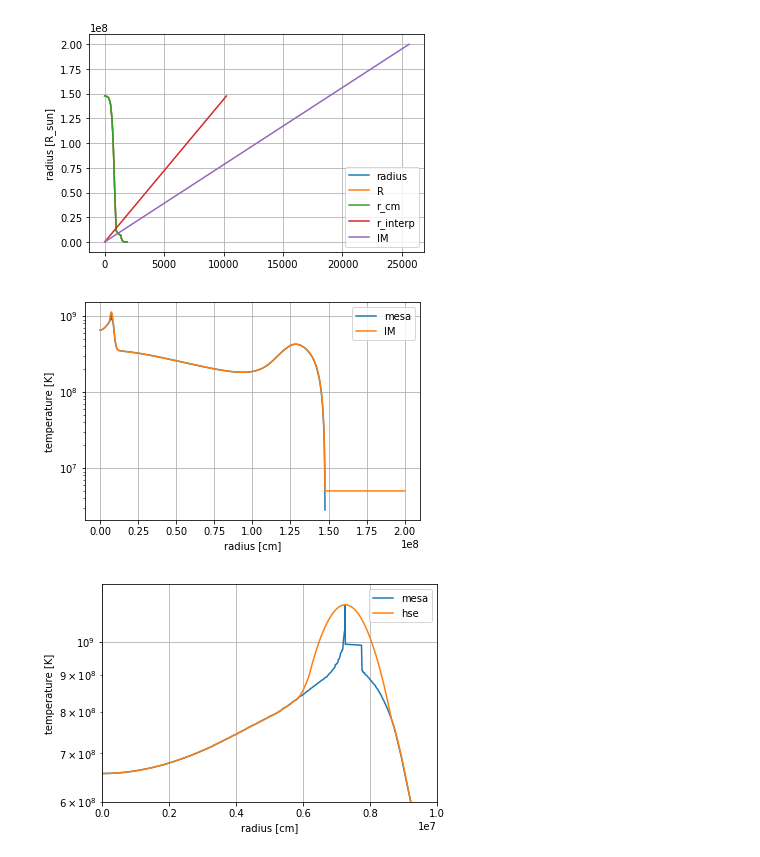
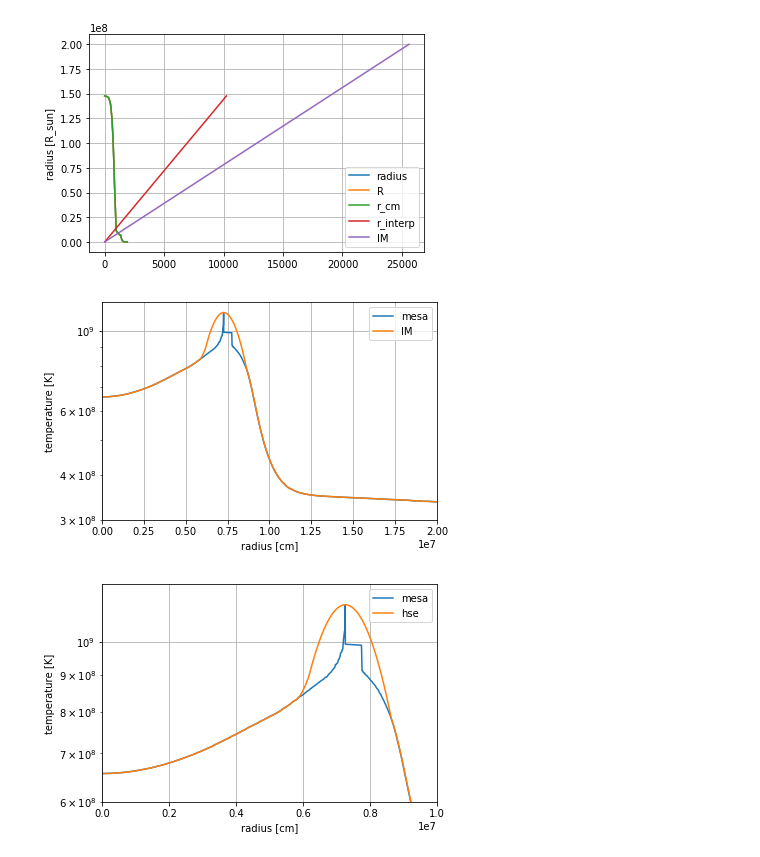
Before and after one commit to XinlongSBU/xinlong_file, a Jupyter notebook: initial-model_prepare/compare_initial-model_MESA.ipynb, the cells around one changed output. Saved outputs shown, nothing was run; the diff lists cells and outputs as text; code cells hidden in the pictures.

```diff
--- a/initial-model_prepare/compare_initial-model_MESA.ipynb
+++ b/initial-model_prepare/compare_initial-model_MESA.ipynb
@@ -67,27 +67,27 @@ plt.show()
 # %%
 temp = np.array(a["temperature"])
 T = np.power(10,np.array(a["logT"]))
 
 #T_interp = np.interp(r_interp, radius[::-1], temp[::-1])
 f_interp = interpolate.interp1d(radius[::-1],temp[::-1],kind='nearest')
 T_interp = f_interp(r_interp)
 
 plt.semilogy(radius*r_sun,temp,'-',label='mesa')
 plt.semilogy(np.array(df['radius']),np.array(df['temperature']), "-",label='IM')
 #plt.plot(r_interp*r_sun,T_interp,'s-',label='interp')
 
 plt.xlabel("radius [cm]")
 plt.ylabel("temperature [K]")
 
-#plt.xlim(7.23e6,7.30e6)
+plt.xlim(0,2e7)
 #plt.xlim(585937.5,1367187.5)
 #plt.xlim(0,4.1e7)
-#plt.ylim(1e8,1.2e9)
+plt.ylim(3e8,1.2e9)
 plt.grid()
 plt.legend()
 plt.show()
 # %% [output]
-[figure, old version]
+[figure, new version]
 # %%
 temp = np.array(a["temperature"])
 T = np.power(10,np.array(a["logT"]))
```
Also changed, not shown: parts of 15 cells of this notebook, 14 other files.
